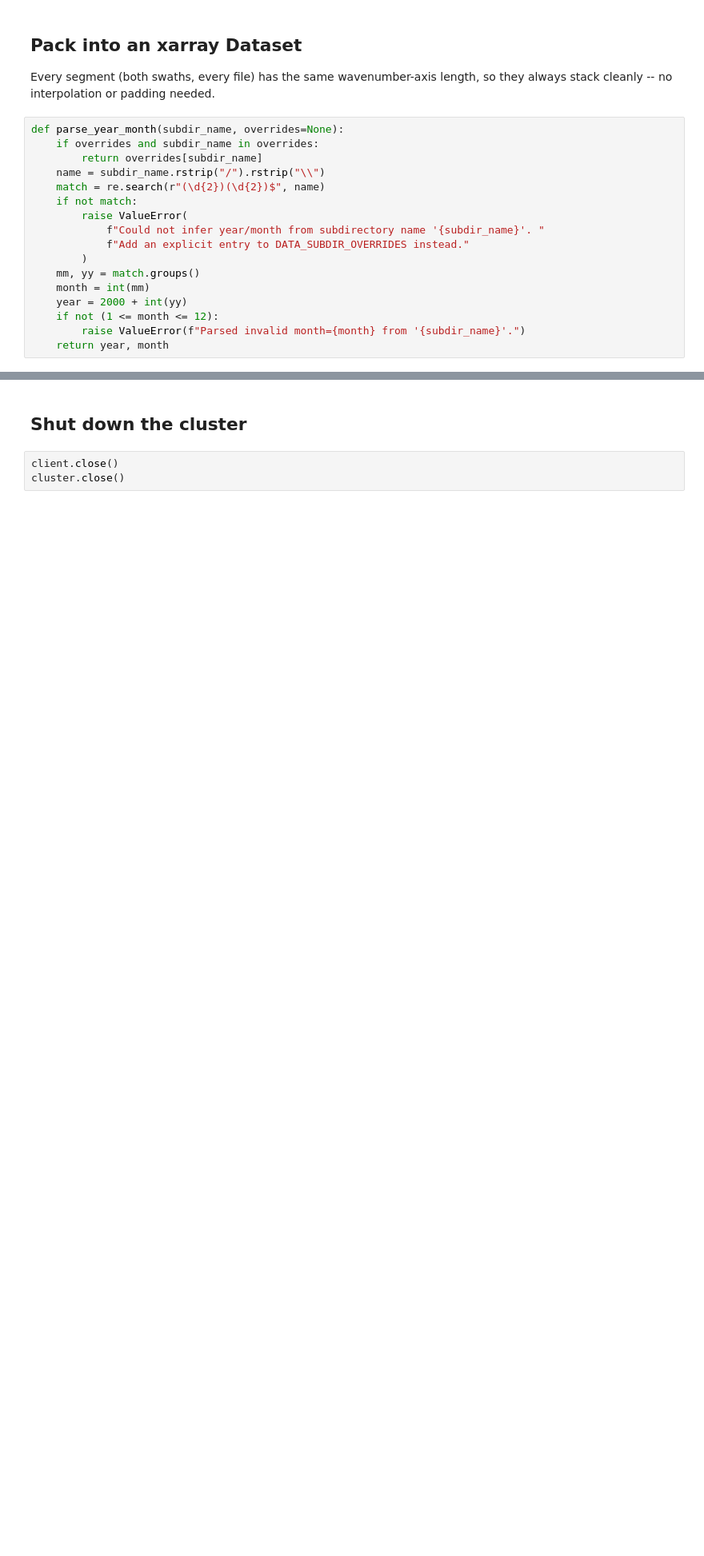
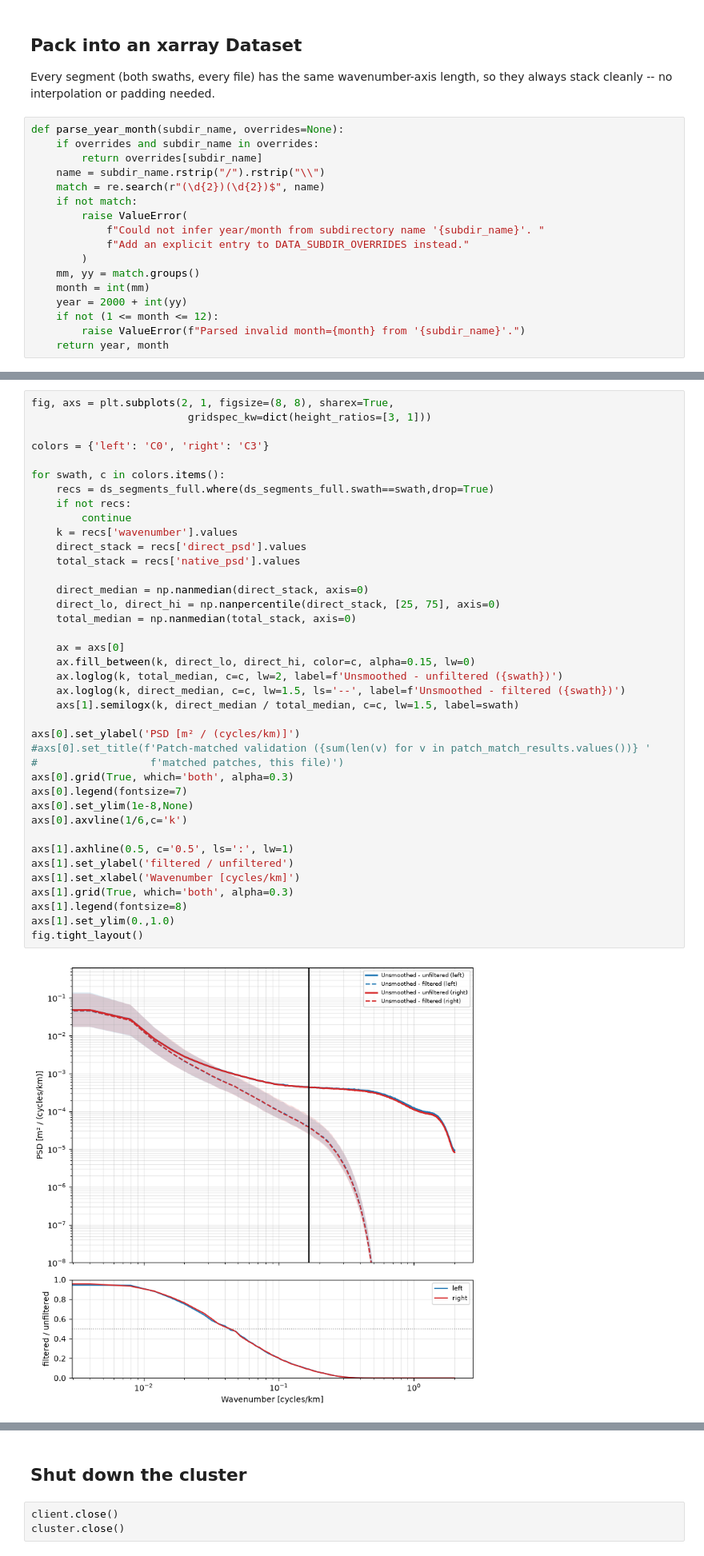
Before and after one commit to zcasparco/SWOT_UHH, a Jupyter notebook: Wavenumber spectra/run_aliased.ipynb, the cells around one changed output, grey strips where cells are left out. Shown at 80% size. Drawn from its saved outputs; the diff is of its cells as text; blank space fills up the shorter version.

```diff
--- a/Wavenumber spectra/run_aliased.ipynb
+++ b/Wavenumber spectra/run_aliased.ipynb
@@ -402,3 +519,44 @@ fig.tight_layout()
+# %%
+fig, axs = plt.subplots(2, 1, figsize=(8, 8), sharex=True,
+                         gridspec_kw=dict(height_ratios=[3, 1]))
+
+colors = {'left': 'C0', 'right': 'C3'}
+
+for swath, c in colors.items():
+    recs = ds_segments_full.where(ds_segments_full.swath==swath,drop=True)
+    if not recs:
+        continue
+    k = recs['wavenumber'].values
+    direct_stack = recs['direct_psd'].values
+    total_stack = recs['native_psd'].values
+
+    direct_median = np.nanmedian(direct_stack, axis=0)
+    direct_lo, direct_hi = np.nanpercentile(direct_stack, [25, 75], axis=0)
+    total_median = np.nanmedian(total_stack, axis=0)
+
+    ax = axs[0]
+    ax.fill_between(k, direct_lo, direct_hi, color=c, alpha=0.15, lw=0)
+    ax.loglog(k, total_median, c=c, lw=2, label=f'Unsmoothed - unfiltered ({swath})')
+    ax.loglog(k, direct_median, c=c, lw=1.5, ls='--', label=f'Unsmoothed - filtered ({swath})')
+    axs[1].semilogx(k, direct_median / total_median, c=c, lw=1.5, label=swath)
+
+axs[0].set_ylabel('PSD [m² / (cycles/km)]')
+#axs[0].set_title(f'Patch-matched validation ({sum(len(v) for v in patch_match_results.values())} '
+#                  f'matched patches, this file)')
+axs[0].grid(True, which='both', alpha=0.3)
+axs[0].legend(fontsize=7)
+axs[0].set_ylim(1e-8,None)
+axs[0].axvline(1/6,c='k')
+
+axs[1].axhline(0.5, c='0.5', ls=':', lw=1)
+axs[1].set_ylabel('filtered / unfiltered')
+axs[1].set_xlabel('Wavenumber [cycles/km]')
+axs[1].grid(True, which='both', alpha=0.3)
+axs[1].legend(fontsize=8)
+axs[1].set_ylim(0.,1.0)
+fig.tight_layout()
+# %% [output]
+[figure, added]
 # %%
 import cartopy.crs as ccrs
 import cartopy.feature as cfeature
```
Also changed, not shown: parts of 12 cells of this notebook, 3 other files.
